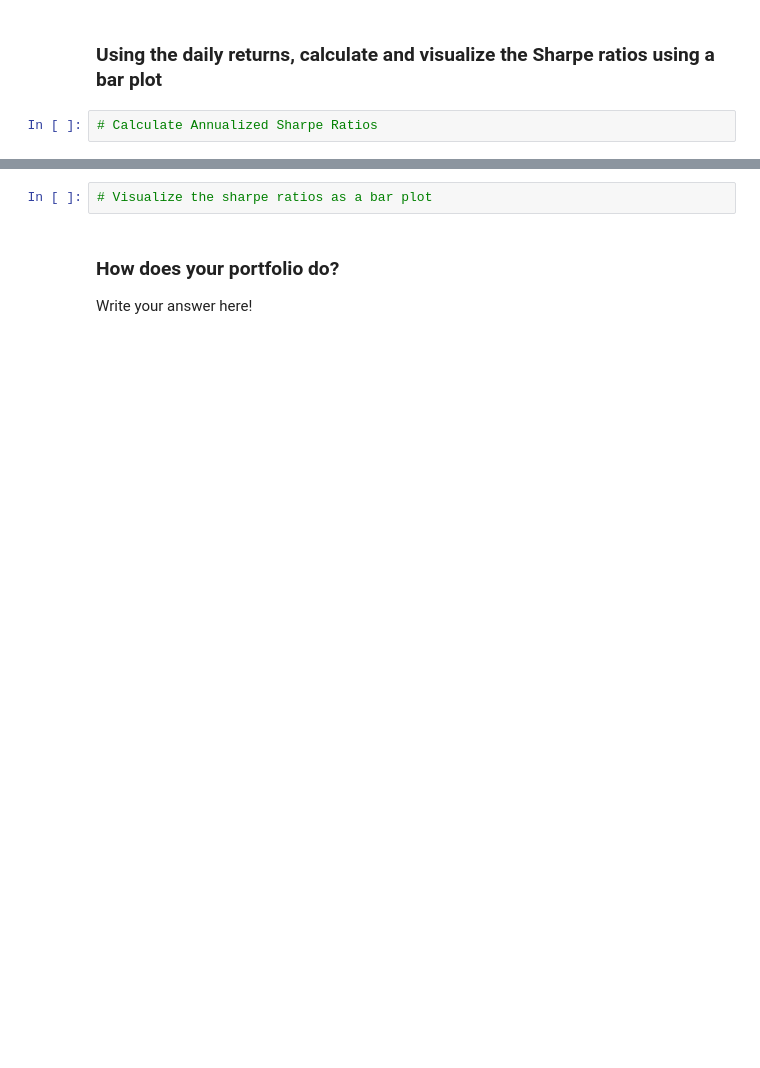
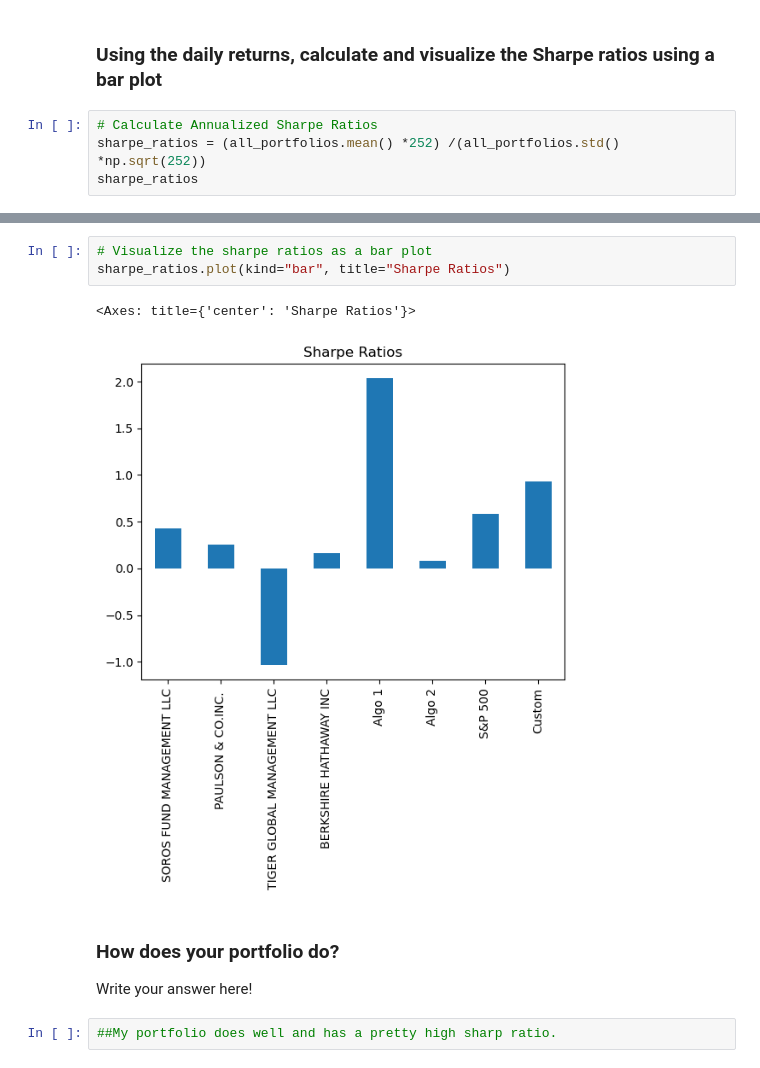
Before and after one commit to michelleluque/Pandas, a Jupyter notebook: whale_analysis.ipynb, the cells around one changed output, grey strips where cells are left out. Cells and saved outputs as stored; diff of their text form; blank space fills up the shorter version.

```diff
--- a/whale_analysis.ipynb
+++ b/whale_analysis.ipynb
@@ -502,3 +557,5 @@ weights = [1/3, 1/3, 1/3]
 ### Using the daily returns, calculate and visualize the Sharpe ratios using a bar plot
 # %%
 # Calculate Annualized Sharpe Ratios
+sharpe_ratios = (all_portfolios.mean() *252) /(all_portfolios.std() *np.sqrt(252))
+sharpe_ratios
@@ -505,6 +572,12 @@ weights = [1/3, 1/3, 1/3]
 # %%
 # Visualize the sharpe ratios as a bar plot
+sharpe_ratios.plot(kind="bar", title="Sharpe Ratios")
+# %% [output]
+<Axes: title={'center': 'Sharpe Ratios'}>
+[figure, added]
 # %% [markdown]
 ### How does your portfolio do?
 
 Write your answer here!
+# %%
+##My portfolio does well and has a pretty high sharp ratio.
```
Also changed, not shown: parts of 9 cells of this notebook.
